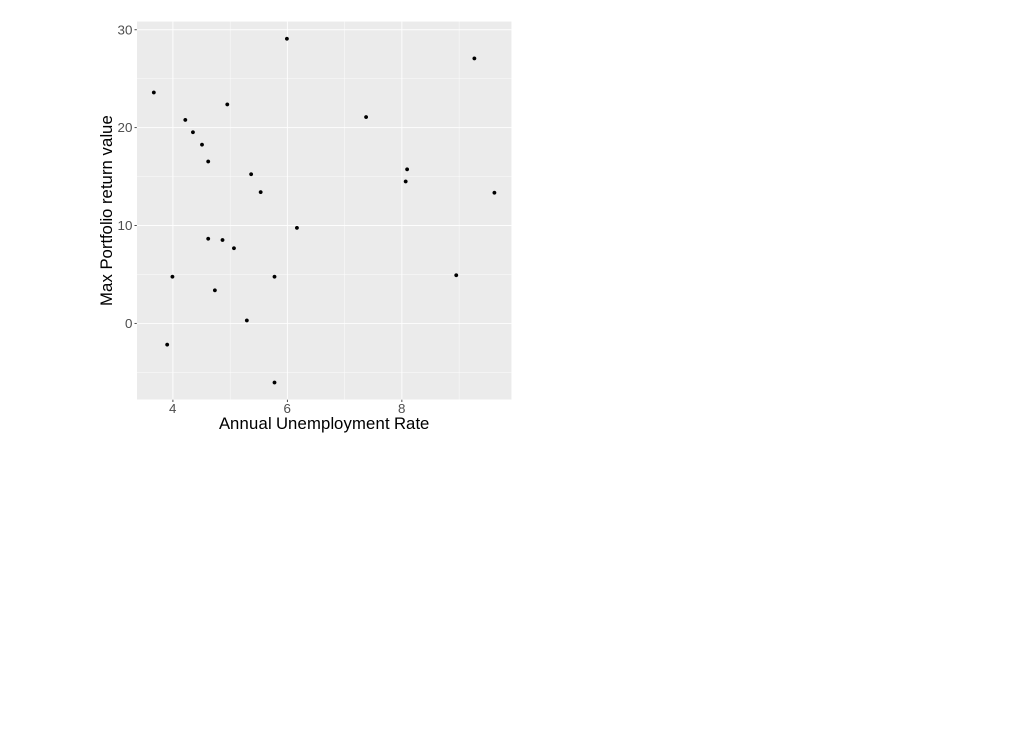
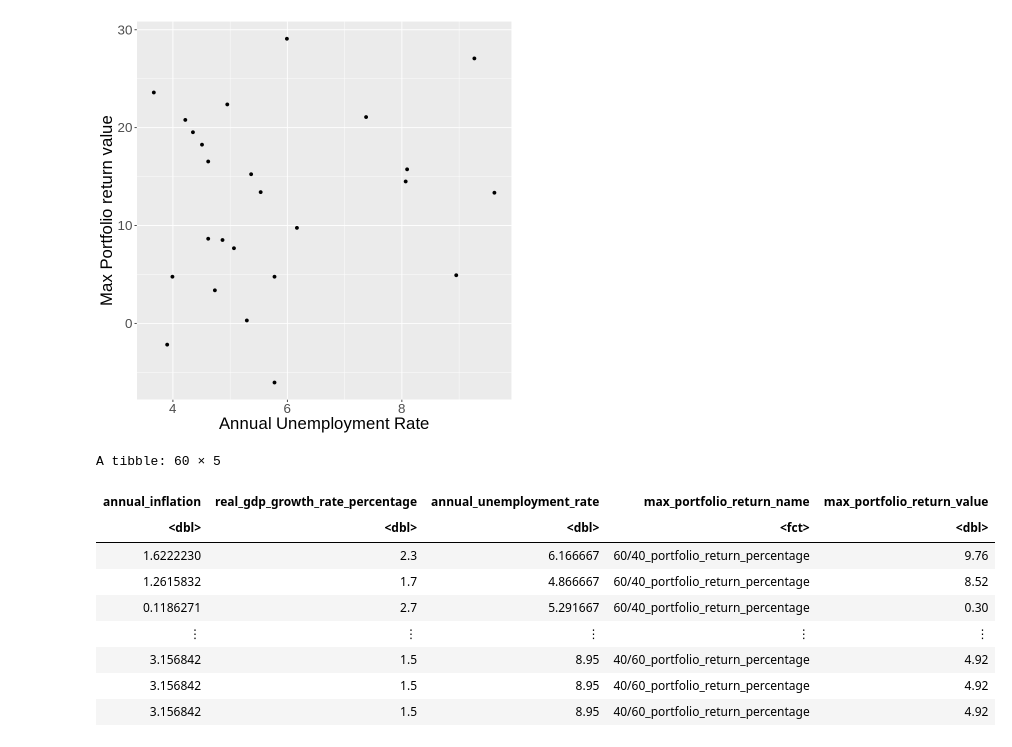
Before and after one commit to Arioniums/DSCI_100_125, a Jupyter notebook: Regression Algorithm.ipynb, the cells around one changed output. Drawn from its saved outputs; the diff is of its cells as text; code cells hidden in the pictures; blank space fills up the shorter version.

```diff
--- a/Regression Algorithm.ipynb
+++ b/Regression Algorithm.ipynb
@@ -76,6 +199,19 @@ pf_une_plot
 [figure]
 [figure]
 [figure]
+# %%
+upsampled_portfolio
+# %% [output]
+A tibble: 60 × 5
+| annual_inflation | real_gdp_growth_rate_percentage | annual_unemployment_rate | max_portfolio_return_name | max_portfolio_return_value |
+| <dbl> | <dbl> | <dbl> | <fct> | <dbl> |
+| 1.6222230 | 2.3 | 6.166667 | 60/40_portfolio_return_percentage | 9.76 |
+| 1.2615832 | 1.7 | 4.866667 | 60/40_portfolio_return_percentage | 8.52 |
+| 0.1186271 | 2.7 | 5.291667 | 60/40_portfolio_return_percentage | 0.30 |
+| ⋮ | ⋮ | ⋮ | ⋮ | ⋮ |
+| 3.156842 | 1.5 | 8.95 | 40/60_portfolio_return_percentage | 4.92 |
+| 3.156842 | 1.5 | 8.95 | 40/60_portfolio_return_percentage | 4.92 |
+| 3.156842 | 1.5 | 8.95 | 40/60_portfolio_return_percentage | 4.92 |
 # %%
 set.seed(9999)
 
```
Also changed, not shown: parts of 7 cells of this notebook, 8 other files.
